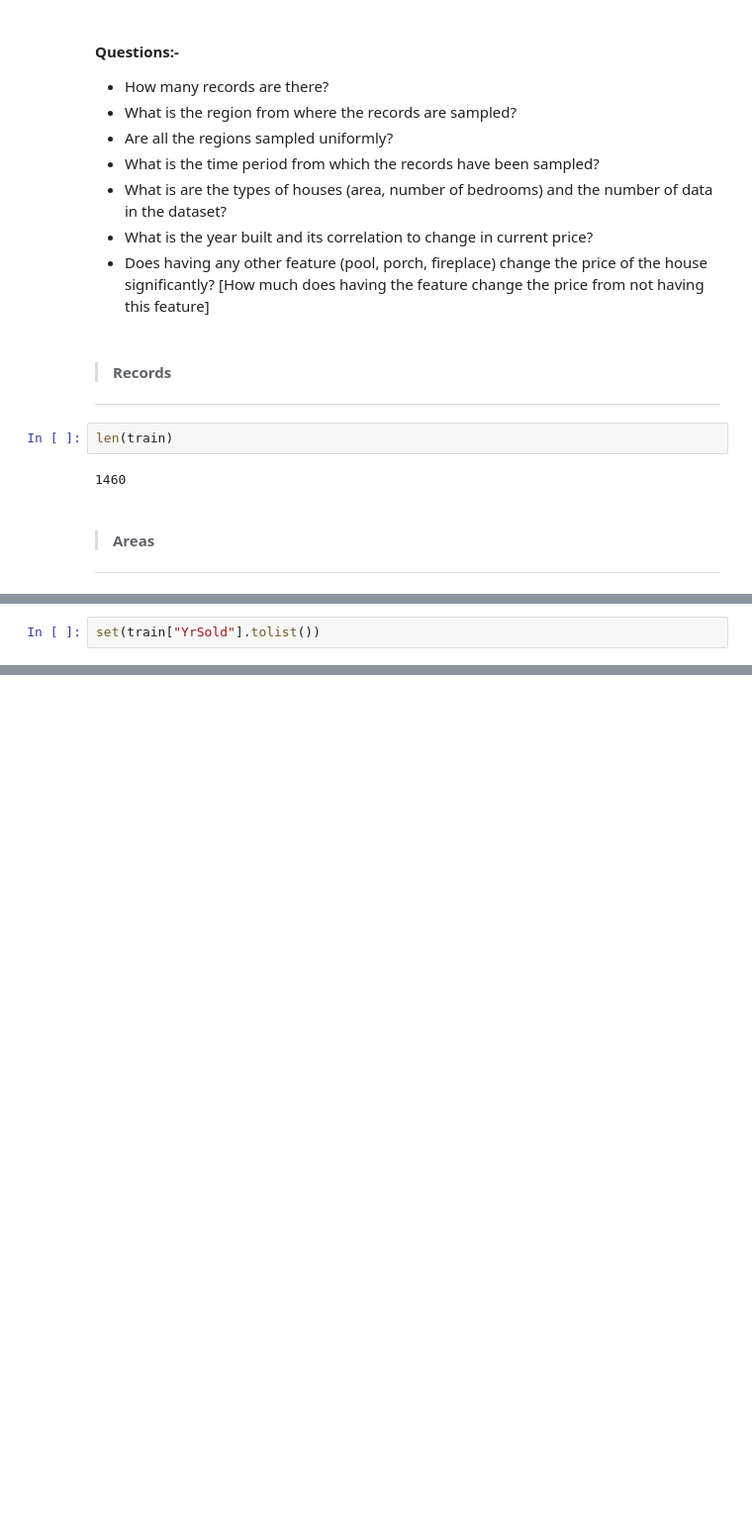
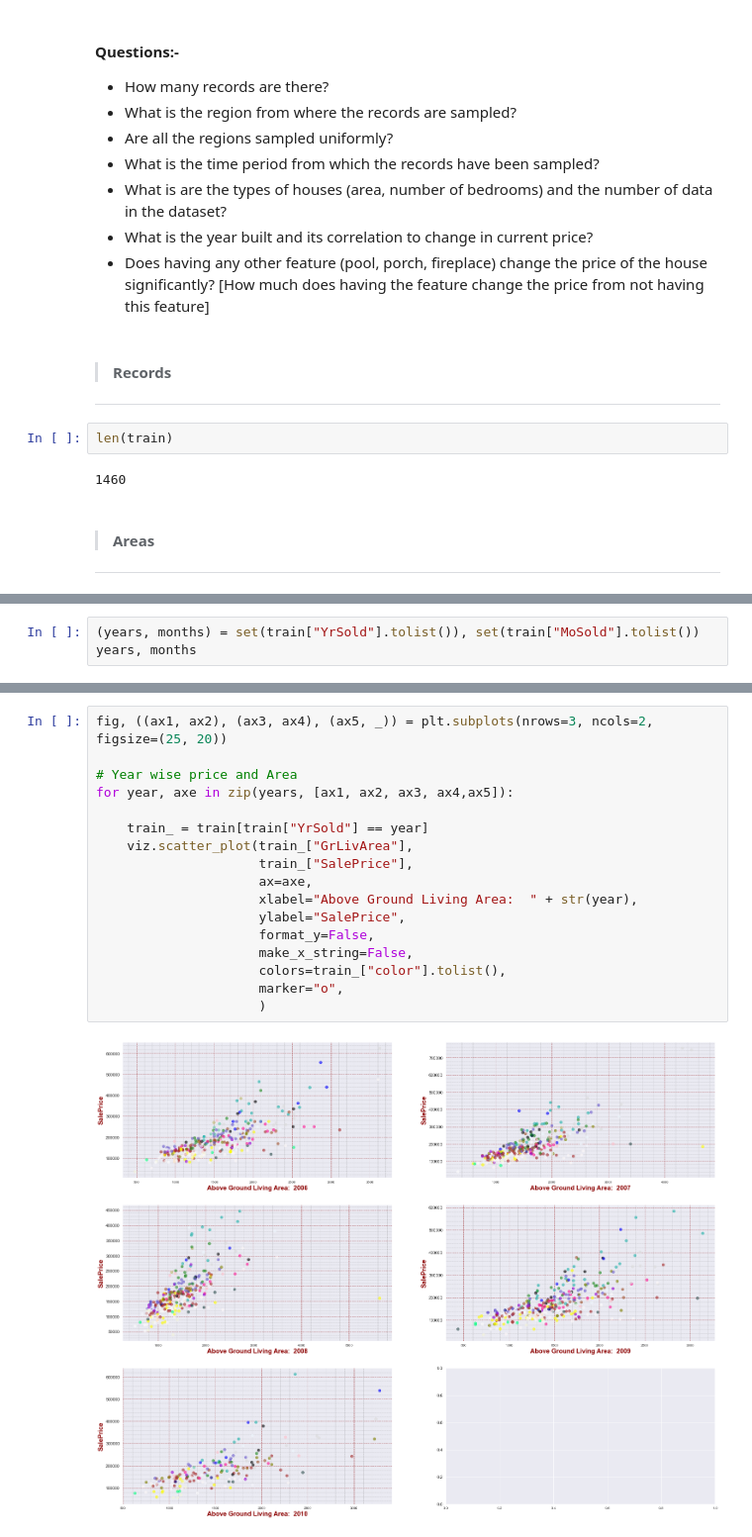
Before and after one commit to srjit/kaggle-pool, a Jupyter notebook: housing/notebooks/00 Basic Eda.ipynb, the cells around one changed output, grey strips where cells are left out. Shown: that part at 99% size. Drawn from its saved outputs; the diff is of its cells as text; blank space fills up the shorter version.

```diff
--- a/housing/notebooks/00 Basic Eda.ipynb
+++ b/housing/notebooks/00 Basic Eda.ipynb
@@ -79,3 +86,4 @@ neighborhood_names = {
 # %%
-set(train["YrSold"].tolist())
+(years, months) = set(train["YrSold"].tolist()), set(train["MoSold"].tolist())
+years, months
 # %% [output]
@@ -83,3 +260,22 @@ set(train["YrSold"].tolist())
+# %%
+fig, ((ax1, ax2), (ax3, ax4), (ax5, _)) = plt.subplots(nrows=3, ncols=2, figsize=(25, 20))
+
+# Year wise price and Area
+for year, axe in zip(years, [ax1, ax2, ax3, ax4,ax5]):
+
+    train_ = train[train["YrSold"] == year]
+    viz.scatter_plot(train_["GrLivArea"],
+                     train_["SalePrice"],
+                     ax=axe,
+                     xlabel="Above Ground Living Area:  " + str(year),
+                     ylabel="SalePrice",
+                     format_y=False,
+                     make_x_string=False,
+                     colors=train_["color"].tolist(),
+                     marker="o",
+                     )
+# %% [output]
+[figure, added]
 # %%
 df = train.groupby("Neighborhood").agg({
     "Id":"count",
```
Also changed, not shown: parts of 11 cells of this notebook.
